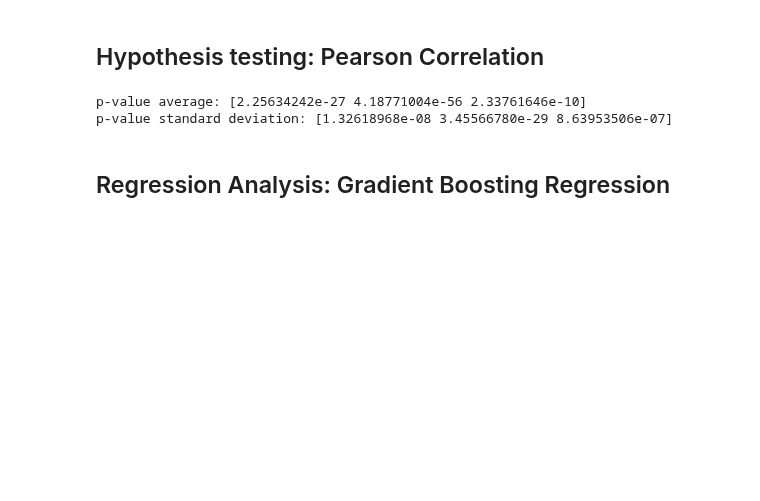
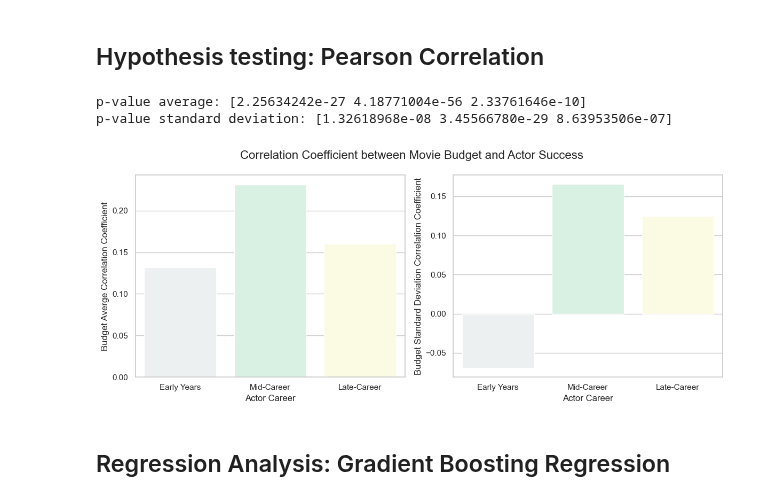
Before and after one commit to epfl-ada/ada-2023-project-cinemada, a Jupyter notebook: Preprocessing/analysis_budget.ipynb, the cells around one changed output. Drawn from its saved outputs; the diff is of its cells as text; code cells hidden in the pictures; blank space fills up the shorter version.

```diff
--- a/Preprocessing/analysis_budget.ipynb
+++ b/Preprocessing/analysis_budget.ipynb
@@ -136,23 +134,49 @@ plt.show()
 # %%
 # budget importance Averages
 cc_av=np.zeros(3)
 p_av=np.zeros(3)
 cc_av[0], p_av[0] = pearsonr(avg_budget_beginning, success_beginning) # Early Years
 cc_av[1], p_av[1] = pearsonr(avg_budget_mid, success_mid) # Mid-Career
 cc_av[2], p_av[2] = pearsonr(avg_budget_end, success_end) # Late-Career
 
 # budget Importance Standard deviation
 cc_std=np.zeros(3)# Correlation Coefficient
 p_std=np.zeros(3) # Pvalue
 cc_std[0], p_std[0] = pearsonr(std_budget_beginning, success_beginning) # Early Years
 cc_std[1], p_std[1] = pearsonr(std_budget_mid, success_mid) # Mid-Career
 cc_std[2], p_std[2] = pearsonr(std_budget_end, success_end) # Late-Career
 
 print("p-value average:", p_av)
 print("p-value standard deviation:", p_std)
+
+# Plotting the correlation coefficient
+fig1, axes = plt.subplots(nrows=1, ncols=2, figsize=(12, 5))
+fig1.suptitle('Correlation Coefficient between Movie Budget and Actor Success', fontsize=16)
+axes = axes.flatten()
+sns.set_theme()
+sns.set(style="whitegrid")
+
+# Plot 1: Success vs budget Average
+
+palette = sns.color_palette("light:#5A9")
+palette = [light_blue, light_green, light_yellow]
+
+sns.barplot(x=['Early Years', 'Mid-Career', 'Late-Career'], y=cc_av, ax=axes[0], palette=palette)
+
+axes[0].set_xlabel('Actor Career')
+axes[0].set_ylabel('Budget Averge Correlation Coefficient')
+
+# Plot 2: Success vs budget Standard Deviation
+sns.barplot(x=['Early Years', 'Mid-Career', 'Late-Career'], y=cc_std, ax=axes[1], palette=palette)
+axes[1].set_xlabel('Actor Career')
+axes[1].set_ylabel('Budget Standard Deviation Correlation Coefficient')
+
+plt.tight_layout()
+plt.show()
 # %% [output]
 p-value average: [2.25634242e-27 4.18771004e-56 2.33761646e-10]
 p-value standard deviation: [1.32618968e-08 3.45566780e-29 8.63953506e-07]
+[figure, added]
 # %% [markdown]
 ## Regression Analysis: Gradient Boosting Regression
 # %%
```
Also changed, not shown: parts of 3 cells of this notebook, 1 other file.
